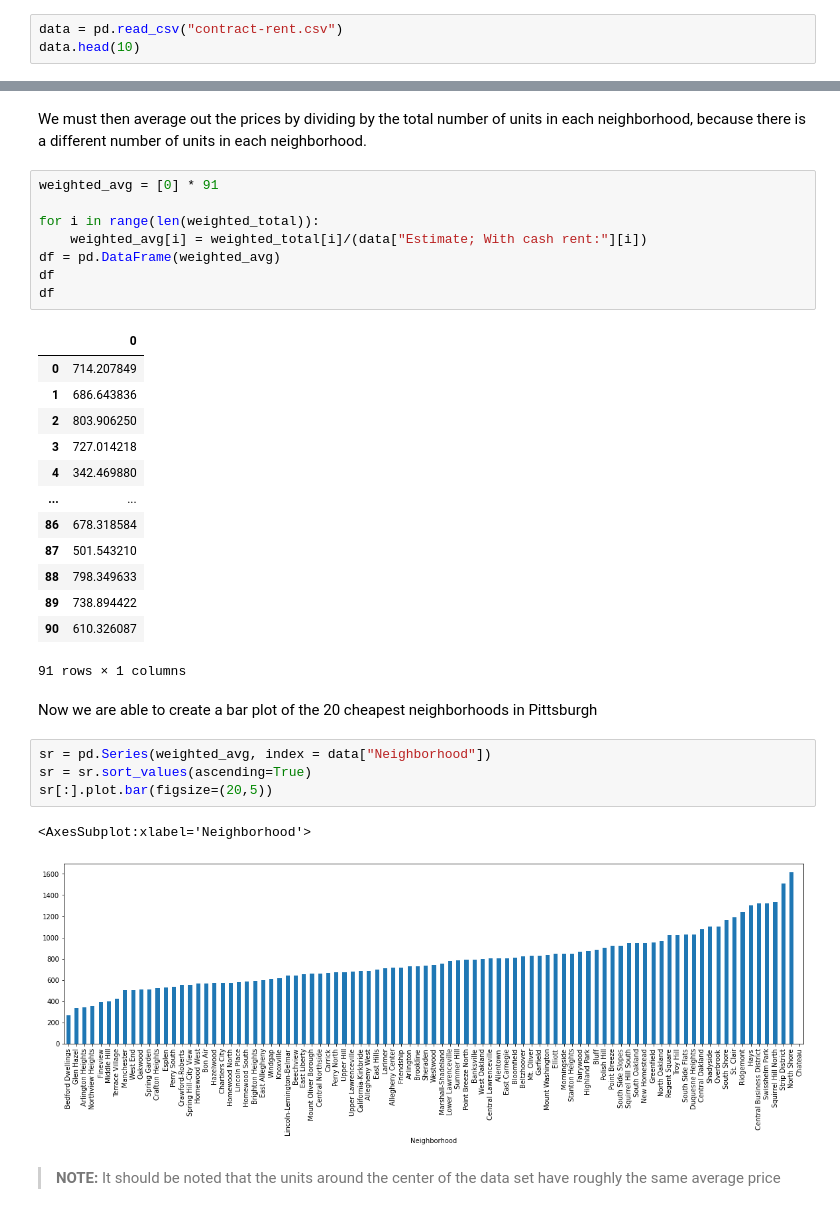
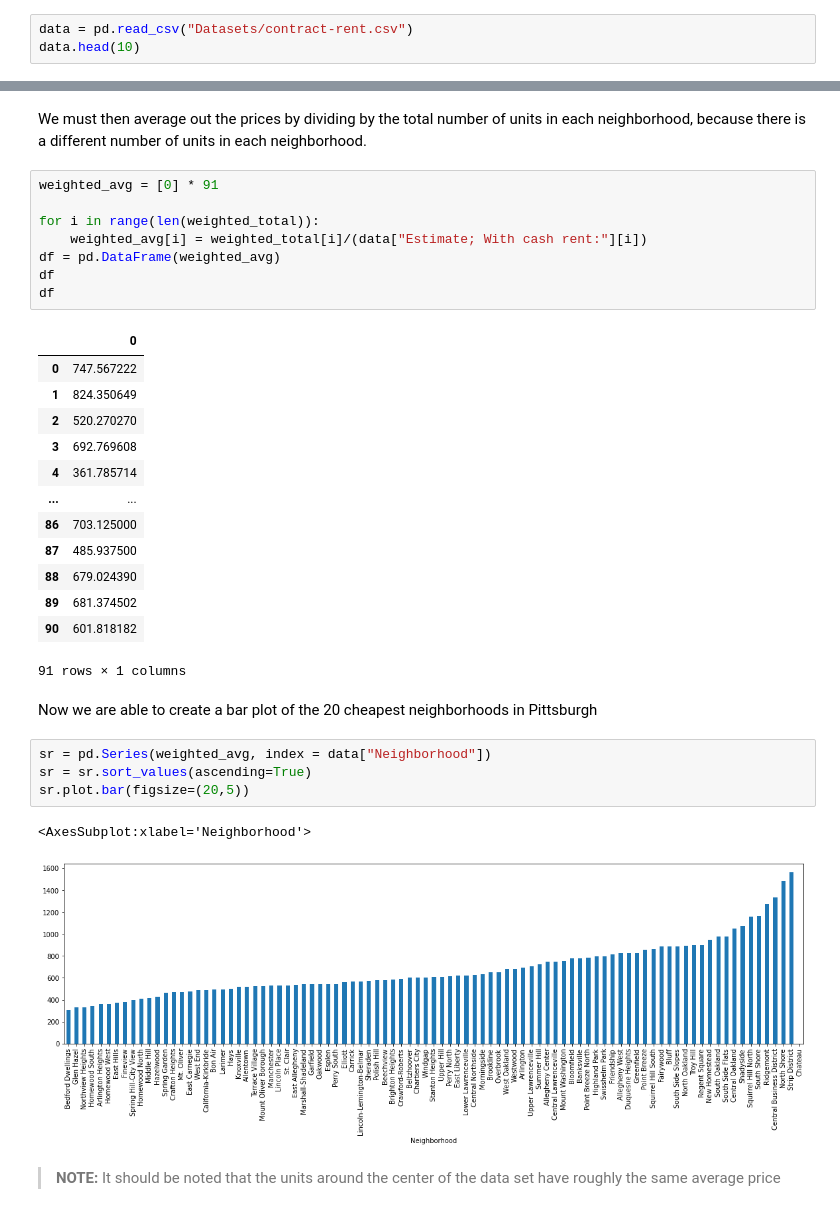
Before and after one commit to strobosco/bigideasfinal, a Jupyter notebook: cost.ipynb, the cells around one changed output, grey strips where cells are left out. Saved outputs shown, nothing was run; the diff lists cells and outputs as text.

Commit message:
generate rent output

```diff
--- a/cost.ipynb
+++ b/cost.ipynb
@@ -18,7 +18,7 @@ We will be analyzing the average asking price for rent for each neighborhood to
 # %% [markdown]
 As you can see, this DataFrame gives us the number of units in each neighborhood in several ranges of rent cost. Therefore, in order to find the mean price per neighborhood, we must account for these ranges in price.
 # %%
-data = pd.read_csv("contract-rent.csv")
+data = pd.read_csv("Datasets/contract-rent.csv")
 data.head(10)
 # %% [output]
 |  | Neighborhood | Id | Estimate; Total: | Margin of Error; Total: | Estimate; With cash rent: | ... |
@@ -80,27 +80,27 @@ df
 df
 # %% [output]
 |  | 0 |
-| 0 | 714.207849 |
-| 1 | 686.643836 |
-| 2 | 803.906250 |
-| 3 | 727.014218 |
-| 4 | 342.469880 |
+| 0 | 747.567222 |
+| 1 | 824.350649 |
+| 2 | 520.270270 |
+| 3 | 692.769608 |
+| 4 | 361.785714 |
 | ... | ... |
-| 86 | 678.318584 |
-| 87 | 501.543210 |
-| 88 | 798.349633 |
-| 89 | 738.894422 |
-| 90 | 610.326087 |
+| 86 | 703.125000 |
+| 87 | 485.937500 |
+| 88 | 679.024390 |
+| 89 | 681.374502 |
+| 90 | 601.818182 |
 91 rows × 1 columns
 # %% [markdown]
 Now we are able to create a bar plot of the 20 cheapest neighborhoods in Pittsburgh
 # %%
 sr = pd.Series(weighted_avg, index = data["Neighborhood"])
 sr = sr.sort_values(ascending=True)
-sr[:].plot.bar(figsize=(20,5))
+sr.plot.bar(figsize=(20,5))
 # %% [output]
 <AxesSubplot:xlabel='Neighborhood'>
-[figure, old version]
+[figure, new version]
 # %% [markdown]
 > **NOTE:**  It should be noted that the units around the center of the data set have roughly the same average price
 # %% [markdown]
```
Also changed, not shown: parts of 4 cells of this notebook, 1 other file.
